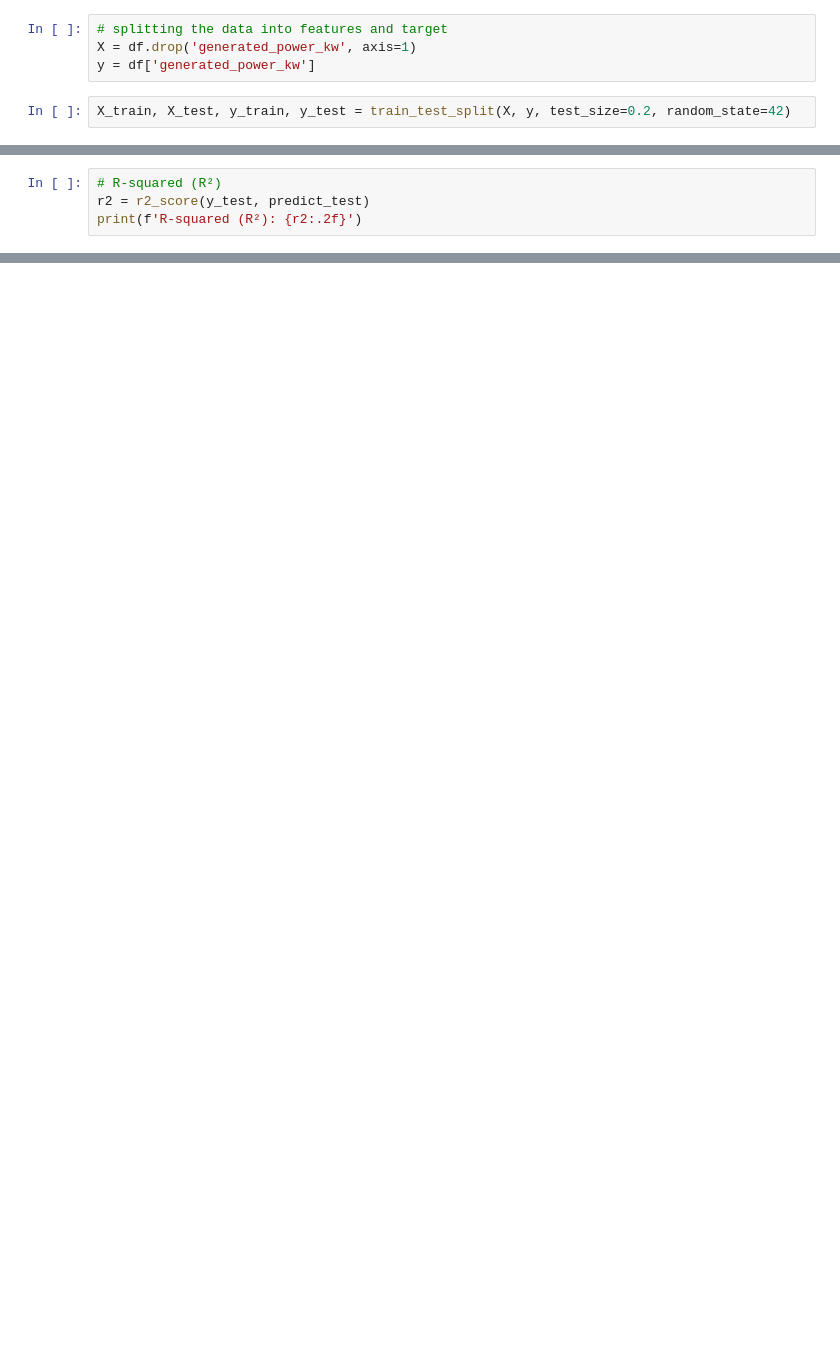
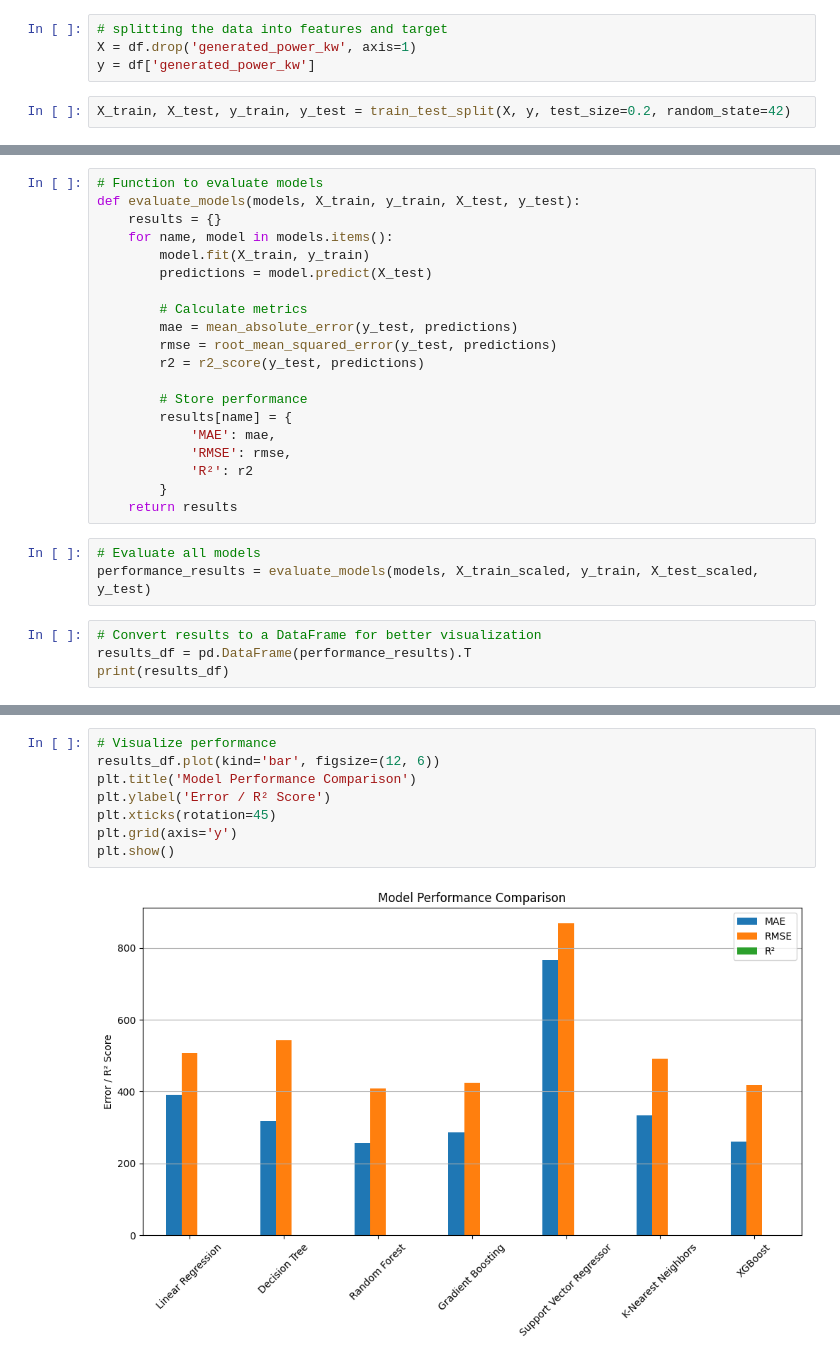
Before and after one commit to Jay0073/Solar-Power-Prediction, a Jupyter notebook: Model_building.ipynb, the cells around one changed output, grey strips where cells are left out. Drawn from its saved outputs; the diff is of its cells as text; blank space fills up the shorter version.

```diff
--- a/Model_building.ipynb
+++ b/Model_building.ipynb
@@ -74,4 +43,0 @@ Mean Absolute Error on test dataset: 391.79269568403123
-# %%
-# R-squared (R²)
-r2 = r2_score(y_test, predict_test)
-print(f'R-squared (R²): {r2:.2f}')
@@ -85,0 +55,27 @@ Mean Squared Error (MSE): 257589.06
+# %%
+# Function to evaluate models
+def evaluate_models(models, X_train, y_train, X_test, y_test):
+    results = {}
+    for name, model in models.items():
+        model.fit(X_train, y_train)
+        predictions = model.predict(X_test)
+
+        # Calculate metrics
+        mae = mean_absolute_error(y_test, predictions)
+        rmse = root_mean_squared_error(y_test, predictions)
+        r2 = r2_score(y_test, predictions)
+
+        # Store performance
+        results[name] = {
+            'MAE': mae,
+            'RMSE': rmse,
+            'R²': r2
+        }
+    return results
+# %%
+# Evaluate all models
+performance_results = evaluate_models(models, X_train_scaled, y_train, X_test_scaled, y_test)
+# %%
+# Convert results to a DataFrame for better visualization
+results_df = pd.DataFrame(performance_results).T
+print(results_df)
@@ -85,0 +91,10 @@ Mean Squared Error (MSE): 257589.06
+# %%
+# Visualize performance
+results_df.plot(kind='bar', figsize=(12, 6))
+plt.title('Model Performance Comparison')
+plt.ylabel('Error / R² Score')
+plt.xticks(rotation=45)
+plt.grid(axis='y')
+plt.show()
+# %% [output]
+[figure, added]
```
Also changed, not shown: parts of 25 cells of this notebook.
